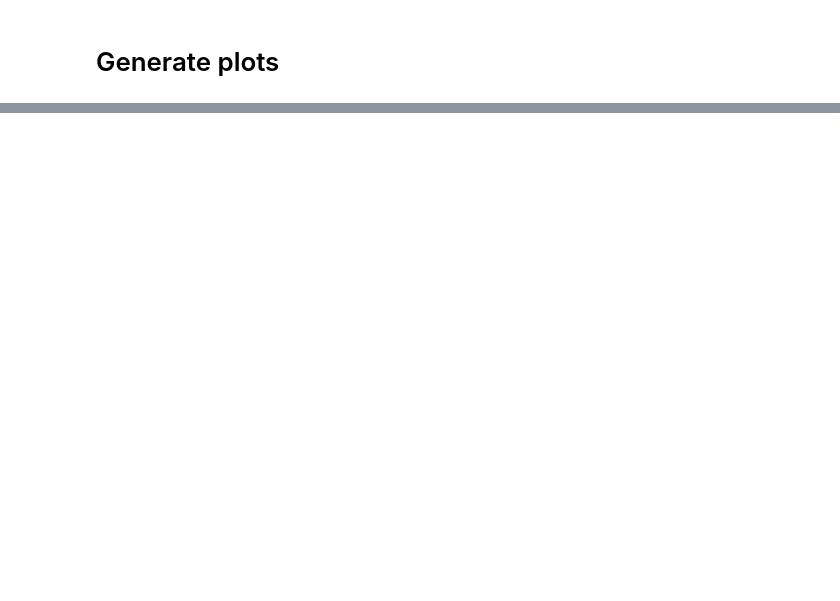
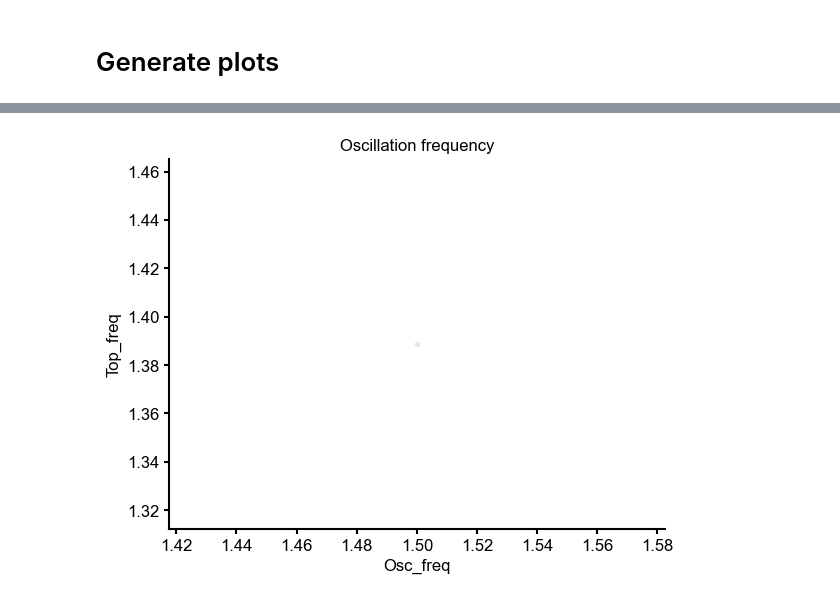
Before and after one commit to mackelab/sequence-memory, a Jupyter notebook: rnn_model/generate_figures/fig_5_fh_S2_d.ipynb, the cells around one changed output, grey strips where cells are left out. Saved outputs shown, nothing was run; the diff lists cells and outputs as text; code cells hidden in the pictures; blank space fills up the shorter version.

Commit message:
START RUNNING ISI SWEEP

```diff
--- a/rnn_model/generate_figures/fig_5_fh_S2_d.ipynb
+++ b/rnn_model/generate_figures/fig_5_fh_S2_d.ipynb
@@ -27,8 +27,9 @@ import pickle
 # Experiment settings
 # %%
 base_dir = ""
-task_dir = "datasweep_main.pkl"
-
+task_dir = "datasweep_retrain3.pkl"
+#task_dir = "datasweep_c.pkl"
+#task_dir = "datasweep_main.pkl"
 
 summary_settings = {
     "upsample" : 1, # Increase temporal resolution
@@ -53,6 +54,6 @@ pltcolors, pltcolors_alt = steffiscolours()
 # %% [markdown]
 # Run or load summary over many models
 # %%
-model_dir = os.path.join(base_dir, "..", "models/sweep_main")
+model_dir = os.path.join(base_dir, "..", "models/new")
 data_dir = "../data/"+str(task_dir)
 data_list, summary_settings = run_summary(summary_settings, model_dir, data_dir)
@@ -76,20 +111,22 @@ plt.title("Accuracy");
 # %%
 # Plot oscillation frequency for all trained models
 
 fr_l = data_list["summary_settings"]["freqs_l"]
 plt_indices = []
 for i in acc_indices:
     osc_freq = fr_l[np.argmax(np.mean(data_list["post_spectrum"][i],axis=1))]
 
     if np.isclose(data_list["loss_f"][i], osc_freq, atol=.3):
-        plt.scatter(data_list["loss_f"][i],osc_freq, color = 'green', alpha = 0.4)
+        plt.scatter(data_list["loss_f"][i],osc_freq, color = 'green', alpha = 0.1)
         plt_indices.append(i)
 
     else:
-        plt.scatter(data_list["loss_f"][i], osc_freq, color = 'red', alpha = 0.4)
+        plt.scatter(data_list["loss_f"][i], osc_freq, color = 'red', alpha = 0.1)
 plt.xlabel("Osc_freq")
 plt.ylabel("Top_freq")
 plt.title("Oscillation frequency");
+# %% [output]
+[figure, added]
 # %%
 # Plot Kappa per frequency, upper versus lower percentile d'
 
```
Also changed, not shown: parts of 7 cells of this notebook, 5 other files.
